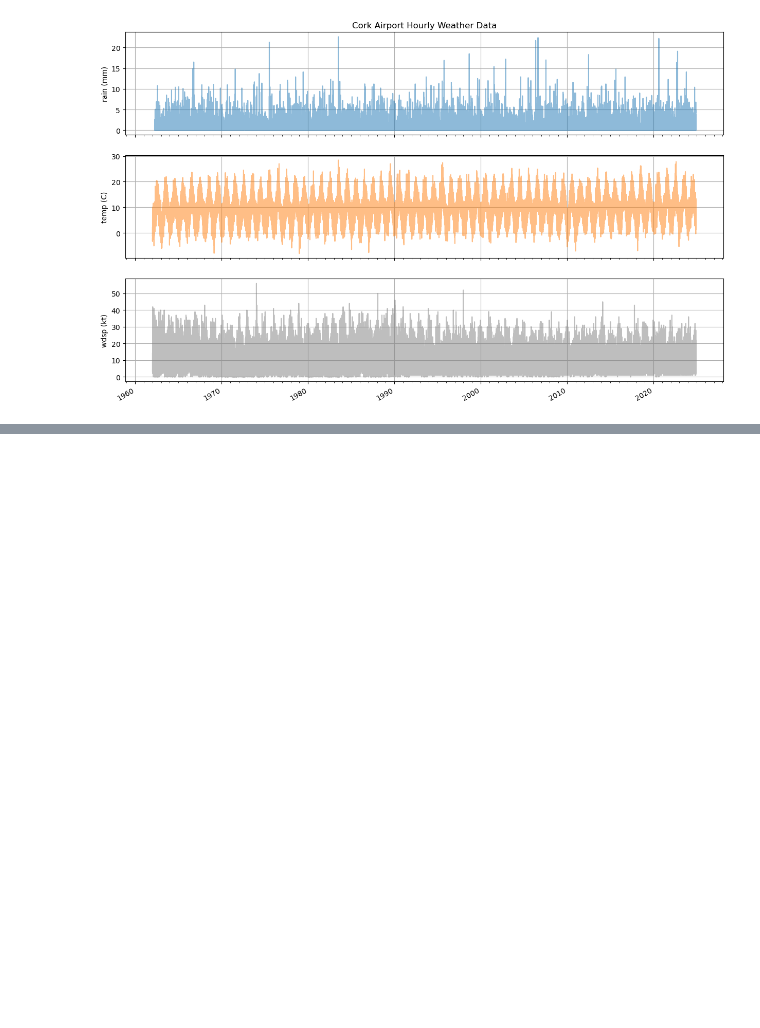
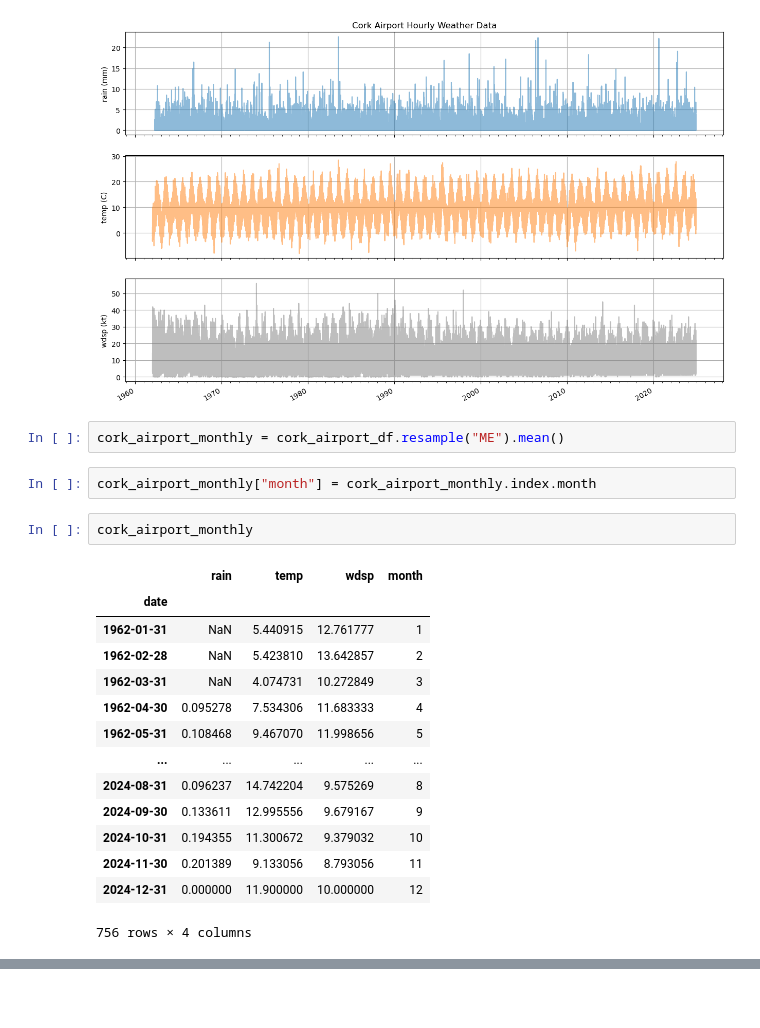
Before and after one commit to eoghanpw/PFDA-project, a Jupyter notebook: project.ipynb, the cells around one changed output, grey strips where cells are left out. Cells and saved outputs as stored; diff of their text form; blank space fills up the shorter version.

```diff
--- a/project.ipynb
+++ b/project.ipynb
@@ -65,3 +65,24 @@ ax1.set_title("Cork Airport Hourly Weather Data")
 plt.show()
 # %% [output]
 [figure]
+# %%
+cork_airport_monthly = cork_airport_df.resample("ME").mean()
+# %%
+cork_airport_monthly["month"] = cork_airport_monthly.index.month
+# %%
+cork_airport_monthly
+# %% [output]
+|  | rain | temp | wdsp | month |
+| date |  |  |  |  |
+| 1962-01-31 | NaN | 5.440915 | 12.761777 | 1 |
+| 1962-02-28 | NaN | 5.423810 | 13.642857 | 2 |
+| 1962-03-31 | NaN | 4.074731 | 10.272849 | 3 |
+| 1962-04-30 | 0.095278 | 7.534306 | 11.683333 | 4 |
+| 1962-05-31 | 0.108468 | 9.467070 | 11.998656 | 5 |
+| ... | ... | ... | ... | ... |
+| 2024-08-31 | 0.096237 | 14.742204 | 9.575269 | 8 |
+| 2024-09-30 | 0.133611 | 12.995556 | 9.679167 | 9 |
+| 2024-10-31 | 0.194355 | 11.300672 | 9.379032 | 10 |
+| 2024-11-30 | 0.201389 | 9.133056 | 8.793056 | 11 |
+| 2024-12-31 | 0.000000 | 11.900000 | 10.000000 | 12 |
+756 rows × 4 columns
```
Also changed, not shown: parts of 3 cells of this notebook.
